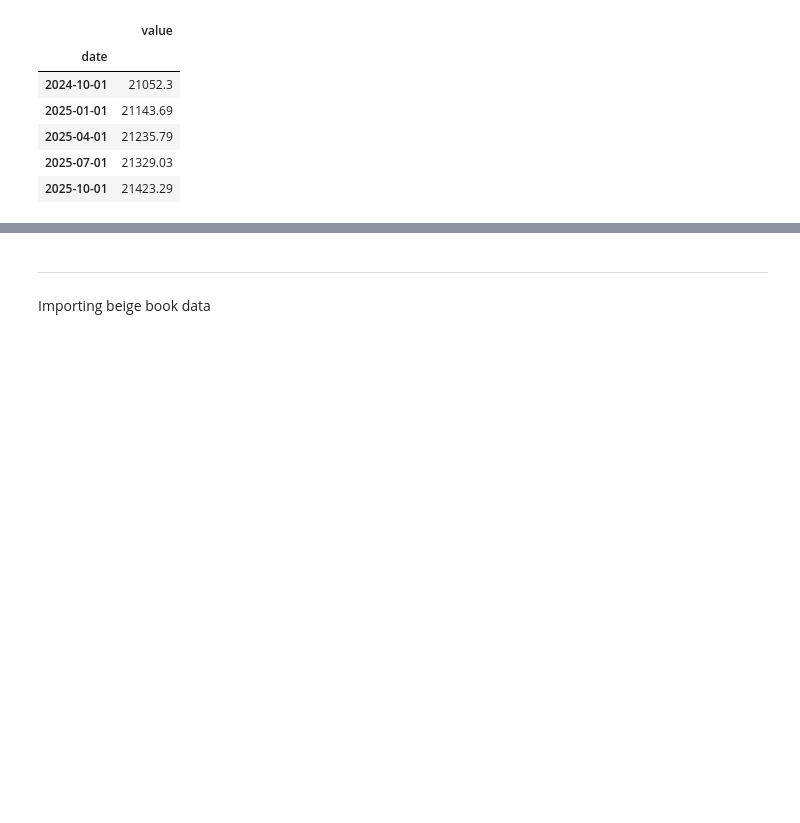
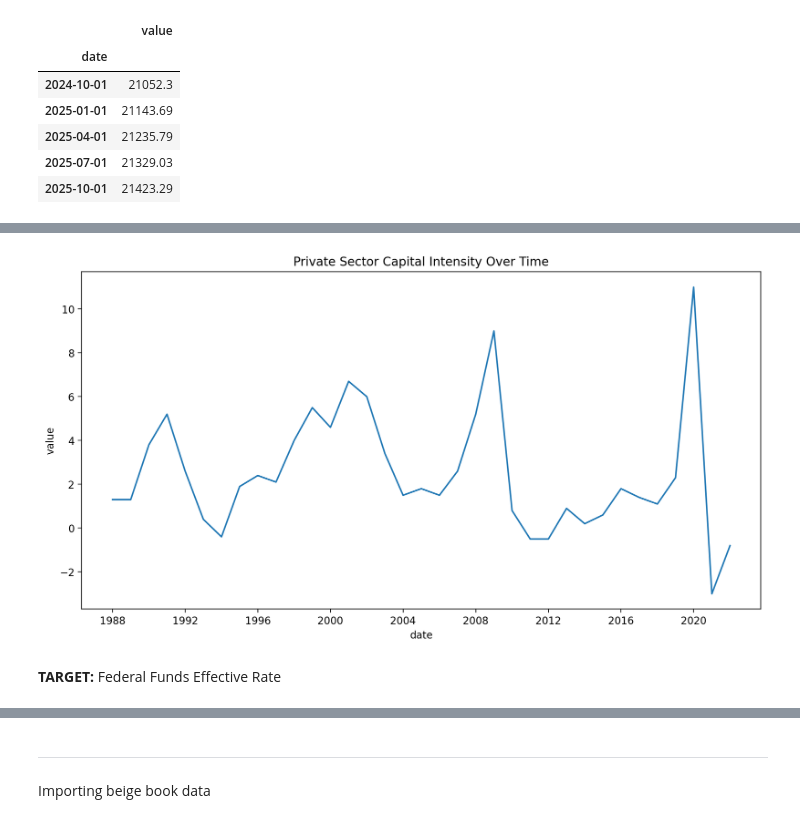
Before and after one commit to DanielGroneberg/Federal-Reserve-Interest-Rates-Forecast, a Jupyter notebook: code/01-Data-Collection.ipynb, the cells around one changed output, grey strips where cells are left out. Drawn from its saved outputs; the diff is of its cells as text; code cells hidden in the pictures; blank space fills up the shorter version.

```diff
--- a/code/01-Data-Collection.ipynb
+++ b/code/01-Data-Collection.ipynb
@@ -223,0 +323,4 @@ gdppot_subset.tail()
+# %%
+#https://fred.stlouisfed.org/series/MPU4900083
+capital_intensity = fred.get_series_df('MPU4900083')
+capital_intensity.head()
@@ -223,0 +334,5 @@ gdppot_subset.tail()
+# %%
+capital_intensity.set_index('date', inplace = True)
+# %%
+capital_intensity.index = pd.to_datetime(capital_intensity.index)
+capital_intensity.info()
@@ -223,0 +357,2 @@ gdppot_subset.tail()
+# %%
+capital_intensity['value'] = capital_intensity['value'].astype(float)
@@ -223,0 +386,8 @@ gdppot_subset.tail()
+# %%
+plt.figure(figsize = (12,6), dpi = 200)
+sns.lineplot(x = capital_intensity.index, y = capital_intensity['value']);
+plt.title('Private Sector Capital Intensity Over Time');
+# %% [output]
+[figure, added]
+# %% [markdown]
+**TARGET:** Federal Funds Effective Rate
```
Also changed, not shown: parts of 23 cells of this notebook.
